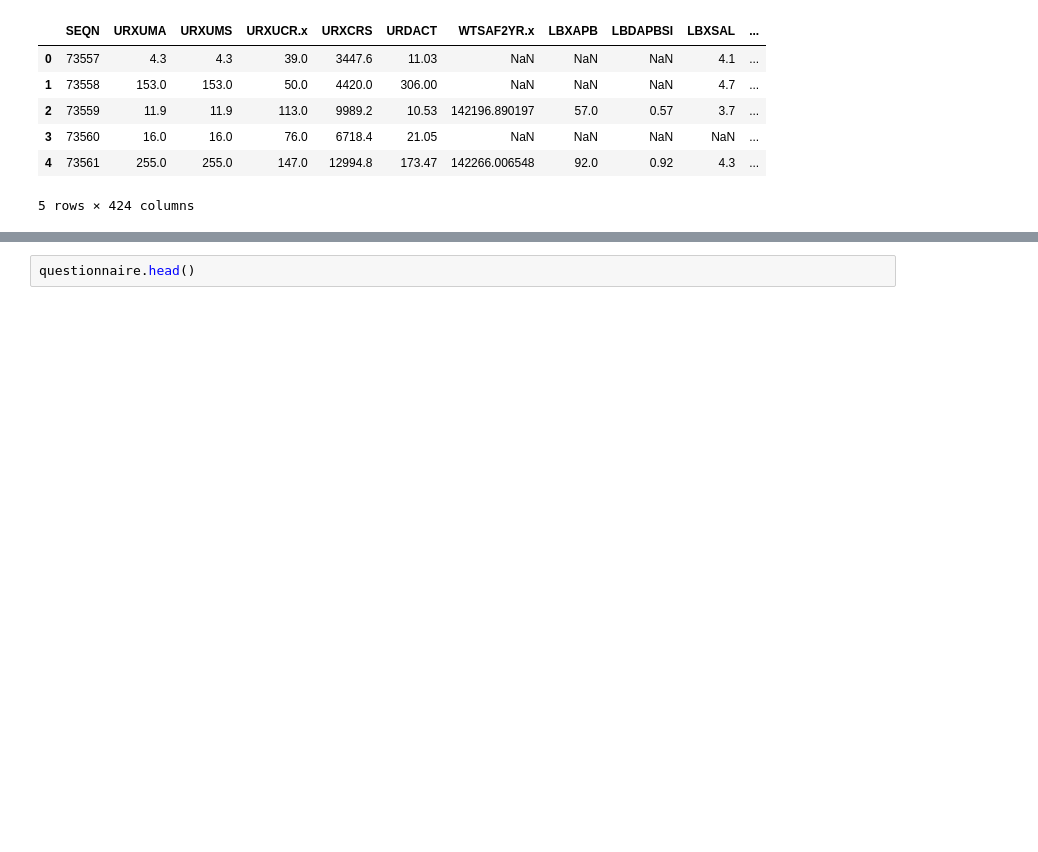
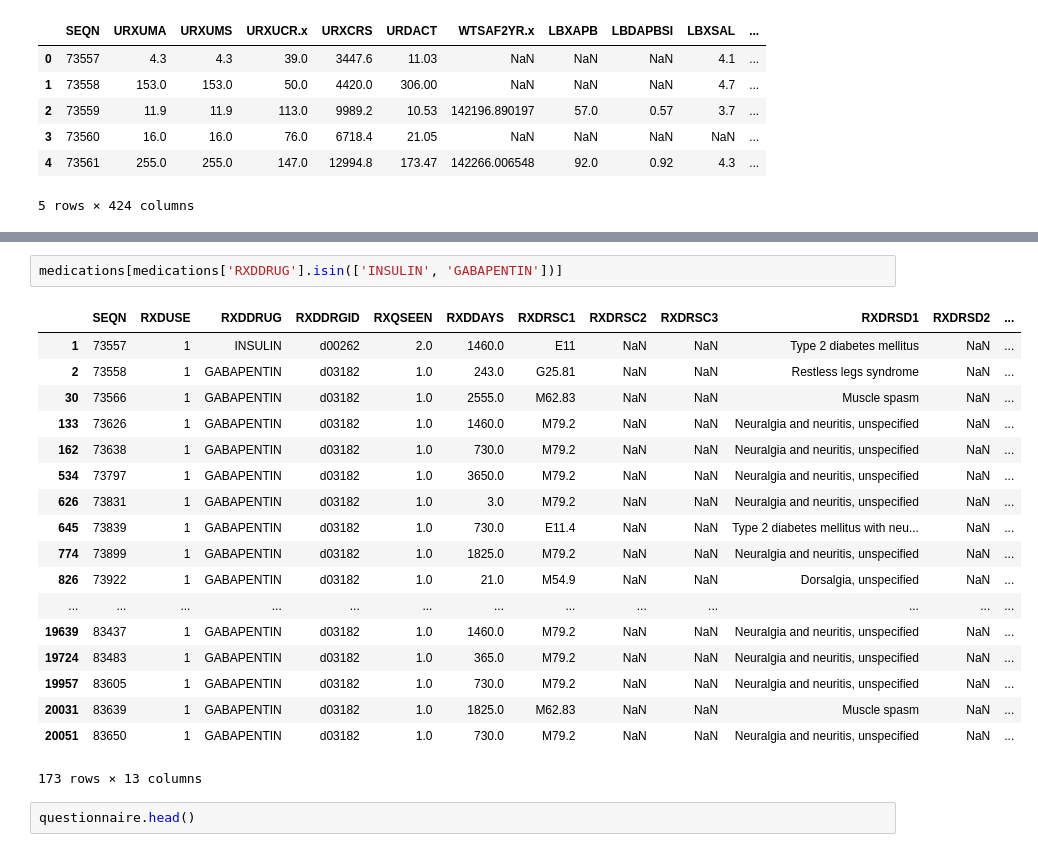
Before and after one commit to if1015-datascience-ufpe/2018-2-projeto-follow-up, a Jupyter notebook: src/Follow UP.ipynb, the cells around one changed output, grey strips where cells are left out. Drawn from its saved outputs; the diff is of its cells as text; blank space fills up the shorter version.

```diff
--- a/src/Follow UP.ipynb
+++ b/src/Follow UP.ipynb
@@ -304,6 +339,27 @@ medications.head()
 | 2 | 73558 | 1 | GABAPENTIN | d03182 | 1.0 | 243.0 | G25.81 | NaN | NaN | Restless legs syndrome | NaN | ... |
 | 3 | 73558 | 1 | INSULIN GLARGINE | d04538 | 1.0 | 365.0 | E11 | NaN | NaN | Type 2 diabetes mellitus | NaN | ... |
 | 4 | 73558 | 1 | OLMESARTAN | d04801 | 1.0 | 14.0 | E11.2 | NaN | NaN | Type 2 diabetes mellitus with kid... | NaN | ... |
+# %%
+medications[medications['RXDDRUG'].isin(['INSULIN', 'GABAPENTIN'])]
+# %% [output]
+|  | SEQN | RXDUSE | RXDDRUG | RXDDRGID | RXQSEEN | RXDDAYS | RXDRSC1 | RXDRSC2 | RXDRSC3 | RXDRSD1 | RXDRSD2 | ... |
+| 1 | 73557 | 1 | INSULIN | d00262 | 2.0 | 1460.0 | E11 | NaN | NaN | Type 2 diabetes mellitus | NaN | ... |
+| 2 | 73558 | 1 | GABAPENTIN | d03182 | 1.0 | 243.0 | G25.81 | NaN | NaN | Restless legs syndrome | NaN | ... |
+| 30 | 73566 | 1 | GABAPENTIN | d03182 | 1.0 | 2555.0 | M62.83 | NaN | NaN | Muscle spasm | NaN | ... |
+| 133 | 73626 | 1 | GABAPENTIN | d03182 | 1.0 | 1460.0 | M79.2 | NaN | NaN | Neuralgia and neuritis, unspecified | NaN | ... |
+| 162 | 73638 | 1 | GABAPENTIN | d03182 | 1.0 | 730.0 | M79.2 | NaN | NaN | Neuralgia and neuritis, unspecified | NaN | ... |
+| 534 | 73797 | 1 | GABAPENTIN | d03182 | 1.0 | 3650.0 | M79.2 | NaN | NaN | Neuralgia and neuritis, unspecified | NaN | ... |
+| 626 | 73831 | 1 | GABAPENTIN | d03182 | 1.0 | 3.0 | M79.2 | NaN | NaN | Neuralgia and neuritis, unspecified | NaN | ... |
+| 645 | 73839 | 1 | GABAPENTIN | d03182 | 1.0 | 730.0 | E11.4 | NaN | NaN | Type 2 diabetes mellitus with neu... | NaN | ... |
+| 774 | 73899 | 1 | GABAPENTIN | d03182 | 1.0 | 1825.0 | M79.2 | NaN | NaN | Neuralgia and neuritis, unspecified | NaN | ... |
+| 826 | 73922 | 1 | GABAPENTIN | d03182 | 1.0 | 21.0 | M54.9 | NaN | NaN | Dorsalgia, unspecified | NaN | ... |
+| ... | ... | ... | ... | ... | ... | ... | ... | ... | ... | ... | ... | ... |
+| 19639 | 83437 | 1 | GABAPENTIN | d03182 | 1.0 | 1460.0 | M79.2 | NaN | NaN | Neuralgia and neuritis, unspecified | NaN | ... |
+| 19724 | 83483 | 1 | GABAPENTIN | d03182 | 1.0 | 365.0 | M79.2 | NaN | NaN | Neuralgia and neuritis, unspecified | NaN | ... |
+| 19957 | 83605 | 1 | GABAPENTIN | d03182 | 1.0 | 730.0 | M79.2 | NaN | NaN | Neuralgia and neuritis, unspecified | NaN | ... |
+| 20031 | 83639 | 1 | GABAPENTIN | d03182 | 1.0 | 1825.0 | M62.83 | NaN | NaN | Muscle spasm | NaN | ... |
+| 20051 | 83650 | 1 | GABAPENTIN | d03182 | 1.0 | 730.0 | M79.2 | NaN | NaN | Neuralgia and neuritis, unspecified | NaN | ... |
+173 rows × 13 columns
 # %%
 questionnaire.head()
 # %% [output]
```
Also changed, not shown: parts of 6 cells of this notebook.
